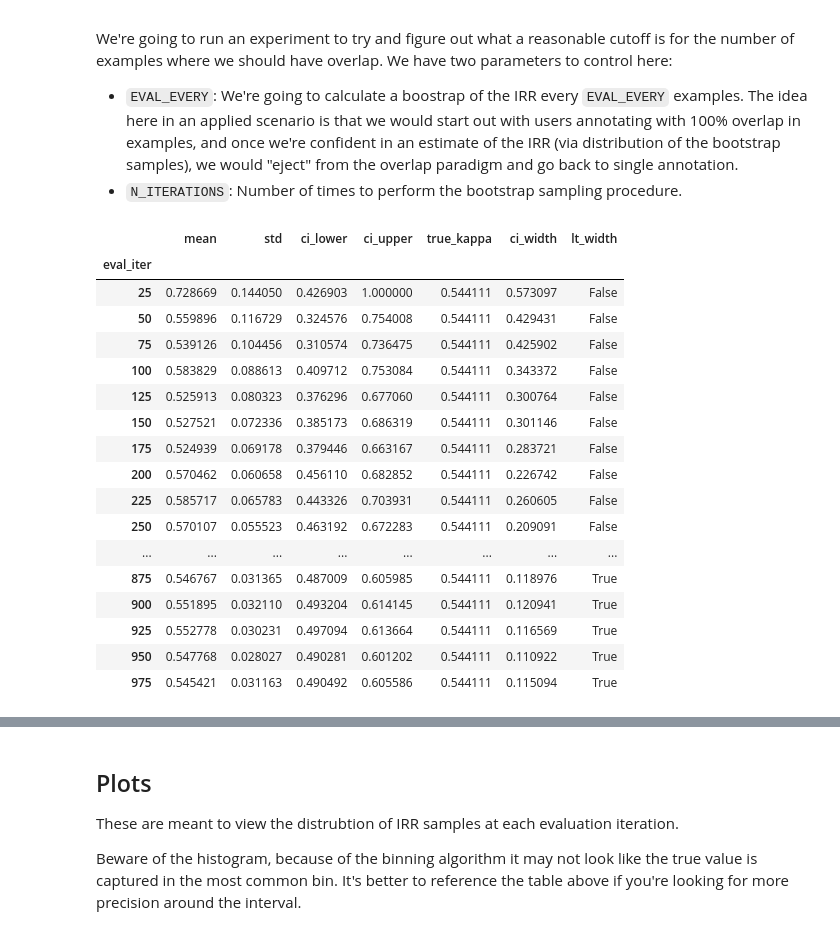
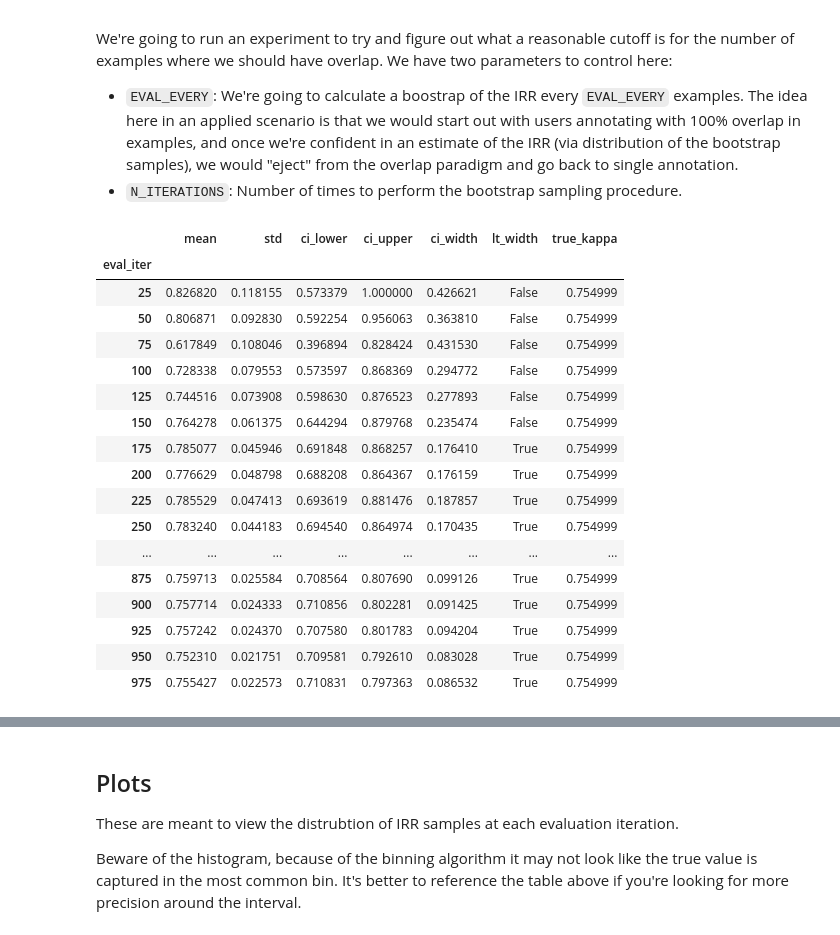
Before and after one commit to pmbaumgartner/irr-bootstrap-sim, a Jupyter notebook: bootstrap.ipynb, the cells around one changed output, grey strips where cells are left out. Saved outputs shown, nothing was run; the diff lists cells and outputs as text; code cells hidden in the pictures.

```diff
--- a/bootstrap.ipynb
+++ b/bootstrap.ipynb
@@ -50,5 +50,5 @@ def gen_correlated_bernoulli(size, n=100, p=0.1, q=0.1, rho=0.0):
 # %%
 LENGTH = 1000
 OUTCOME_RATE = 0.3
-CORRELATION = 0.6
+CORRELATION = 0.7
 # %% [markdown]
@@ -106,40 +106,40 @@ df = pd.DataFrame(samples).unstack().dropna().reset_index()
 df.columns = ["eval_iter", "sample_id", "k"]
 # %%
 CONFIDENCE_INTERVAL = 0.95
-WIDTH_THRESHOLD = (
-    0.2  # We want to stop annotating with overlap when the CI is < this value
-)
+# We want to stop annotating with overlap when the CI is < this value
+WIDTH_THRESHOLD = 0.2
 
 ci_lower, ci_upper = ((1 - CONFIDENCE_INTERVAL) / 2), 1 - (
     (1 - CONFIDENCE_INTERVAL) / 2
 )
 
-df.groupby("eval_iter").agg(
+bootstrap_stats_df = df.groupby("eval_iter").agg(
     mean=("k", "mean"),
     std=("k", "std"),
     ci_lower=("k", partial(np.quantile, q=ci_lower)),
     ci_upper=("k", partial(np.quantile, q=ci_upper)),
 ).assign(
-    true_kappa=true_k,
     ci_width=lambda d: d["ci_upper"] - d["ci_lower"],
     lt_width=lambda d: d["ci_width"] < WIDTH_THRESHOLD,
+    true_kappa=true_k,
 )
+bootstrap_stats_df
 # %% [output]
-|  | mean | std | ci_lower | ci_upper | true_kappa | ci_width | lt_width |
+|  | mean | std | ci_lower | ci_upper | ci_width | lt_width | true_kappa |
 | eval_iter |  |  |  |  |  |  |  |
-| 25 | 0.728669 | 0.144050 | 0.426903 | 1.000000 | 0.544111 | 0.573097 | False |
-| 50 | 0.559896 | 0.116729 | 0.324576 | 0.754008 | 0.544111 | 0.429431 | False |
-| 75 | 0.539126 | 0.104456 | 0.310574 | 0.736475 | 0.544111 | 0.425902 | False |
-| 100 | 0.583829 | 0.088613 | 0.409712 | 0.753084 | 0.544111 | 0.343372 | False |
-| 125 | 0.525913 | 0.080323 | 0.376296 | 0.677060 | 0.544111 | 0.300764 | False |
-| 150 | 0.527521 | 0.072336 | 0.385173 | 0.686319 | 0.544111 | 0.301146 | False |
-| 175 | 0.524939 | 0.069178 | 0.379446 | 0.663167 | 0.544111 | 0.283721 | False |
-| 200 | 0.570462 | 0.060658 | 0.456110 | 0.682852 | 0.544111 | 0.226742 | False |
-| 225 | 0.585717 | 0.065783 | 0.443326 | 0.703931 | 0.544111 | 0.260605 | False |
-| 250 | 0.570107 | 0.055523 | 0.463192 | 0.672283 | 0.544111 | 0.209091 | False |
+| 25 | 0.826820 | 0.118155 | 0.573379 | 1.000000 | 0.426621 | False | 0.754999 |
+| 50 | 0.806871 | 0.092830 | 0.592254 | 0.956063 | 0.363810 | False | 0.754999 |
+| 75 | 0.617849 | 0.108046 | 0.396894 | 0.828424 | 0.431530 | False | 0.754999 |
+| 100 | 0.728338 | 0.079553 | 0.573597 | 0.868369 | 0.294772 | False | 0.754999 |
+| 125 | 0.744516 | 0.073908 | 0.598630 | 0.876523 | 0.277893 | False | 0.754999 |
+| 150 | 0.764278 | 0.061375 | 0.644294 | 0.879768 | 0.235474 | False | 0.754999 |
+| 175 | 0.785077 | 0.045946 | 0.691848 | 0.868257 | 0.176410 | True | 0.754999 |
+| 200 | 0.776629 | 0.048798 | 0.688208 | 0.864367 | 0.176159 | True | 0.754999 |
+| 225 | 0.785529 | 0.047413 | 0.693619 | 0.881476 | 0.187857 | True | 0.754999 |
+| 250 | 0.783240 | 0.044183 | 0.694540 | 0.864974 | 0.170435 | True | 0.754999 |
 | ... | ... | ... | ... | ... | ... | ... | ... |
-| 875 | 0.546767 | 0.031365 | 0.487009 | 0.605985 | 0.544111 | 0.118976 | True |
-| 900 | 0.551895 | 0.032110 | 0.493204 | 0.614145 | 0.544111 | 0.120941 | True |
-| 925 | 0.552778 | 0.030231 | 0.497094 | 0.613664 | 0.544111 | 0.116569 | True |
-| 950 | 0.547768 | 0.028027 | 0.490281 | 0.601202 | 0.544111 | 0.110922 | True |
-| 975 | 0.545421 | 0.031163 | 0.490492 | 0.605586 | 0.544111 | 0.115094 | True |
+| 875 | 0.759713 | 0.025584 | 0.708564 | 0.807690 | 0.099126 | True | 0.754999 |
+| 900 | 0.757714 | 0.024333 | 0.710856 | 0.802281 | 0.091425 | True | 0.754999 |
+| 925 | 0.757242 | 0.024370 | 0.707580 | 0.801783 | 0.094204 | True | 0.754999 |
+| 950 | 0.752310 | 0.021751 | 0.709581 | 0.792610 | 0.083028 | True | 0.754999 |
+| 975 | 0.755427 | 0.022573 | 0.710831 | 0.797363 | 0.086532 | True | 0.754999 |
```
Also changed, not shown: parts of 7 cells of this notebook.
